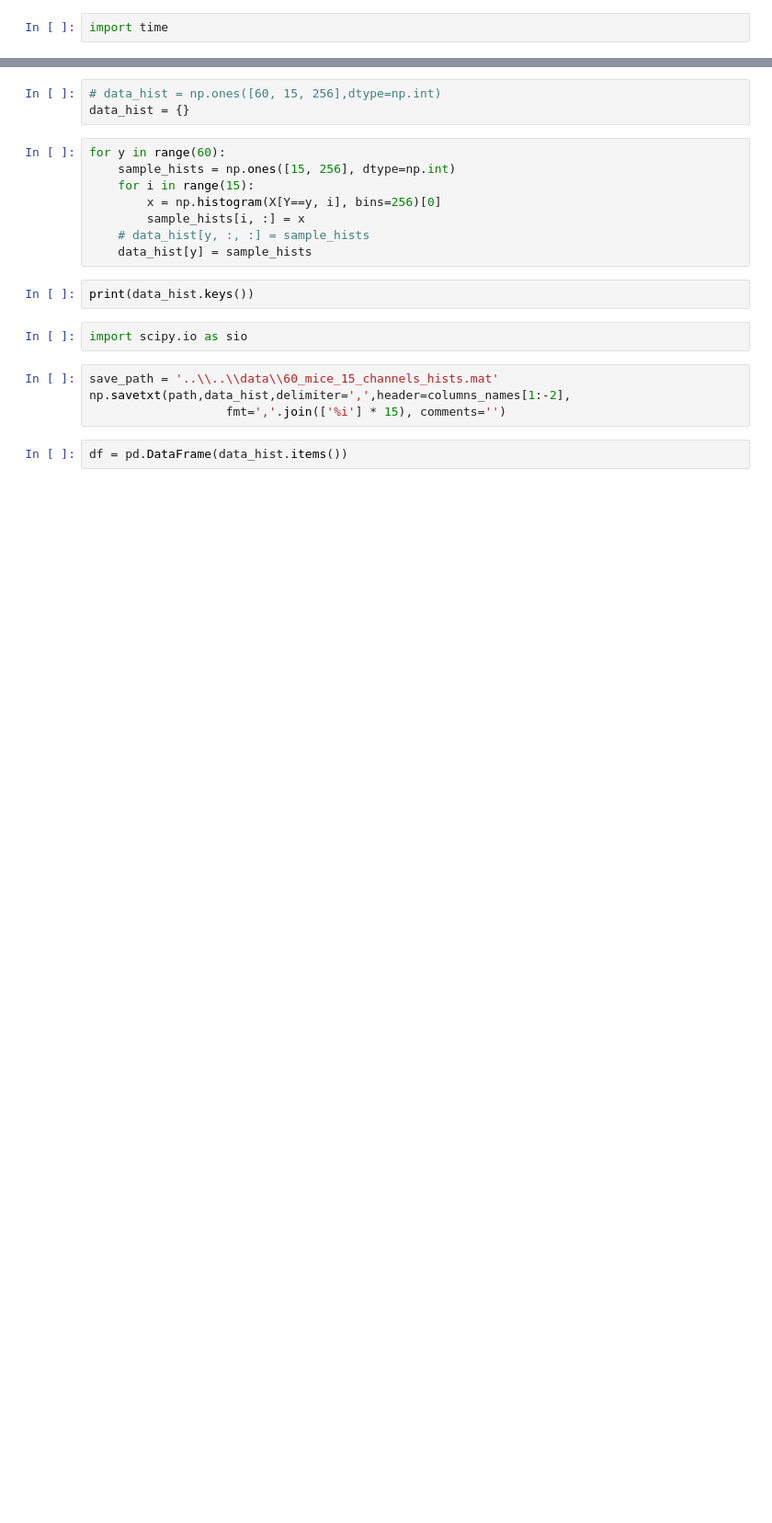
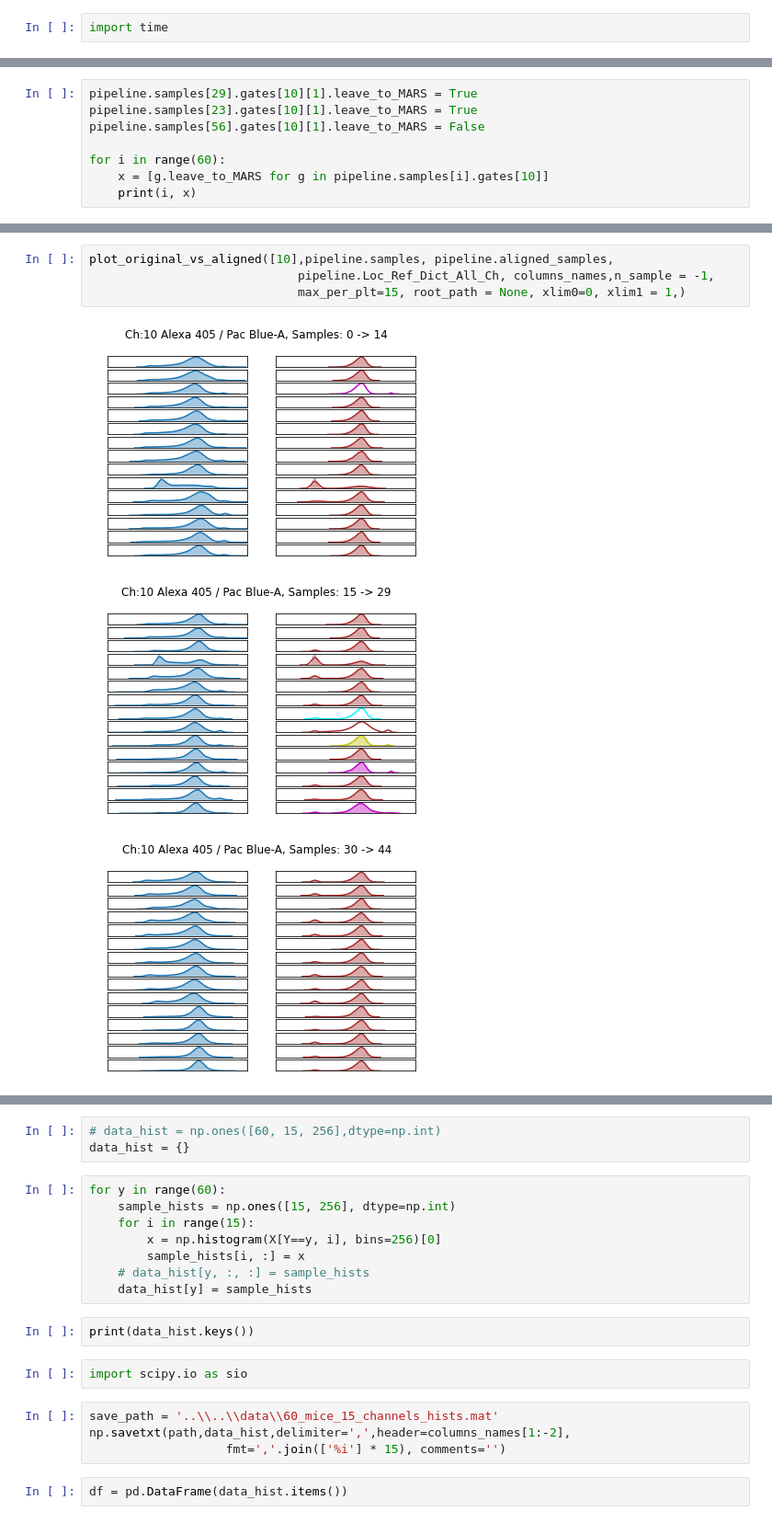
Before and after one commit to MuhammadSaeedBatikh/flowcyto_alignment, a Jupyter notebook: src/cyto/main_GUI_pipeline.ipynb, the cells around one changed output, grey strips where cells are left out. Shown at 92% size. Drawn from its saved outputs; the diff is of its cells as text; blank space fills up the shorter version.

```diff
--- a/src/cyto/main_GUI_pipeline.ipynb
+++ b/src/cyto/main_GUI_pipeline.ipynb
@@ -122,0 +664,8 @@ plot_scatter_aligned_vs_original([[1,2]], pipeline, columns_names=pipeline.chann
+# %%
+pipeline.samples[29].gates[10][1].leave_to_MARS = True
+pipeline.samples[23].gates[10][1].leave_to_MARS = True
+pipeline.samples[56].gates[10][1].leave_to_MARS = False
+
+for i in range(60):
+    x = [g.leave_to_MARS for g in pipeline.samples[i].gates[10]]
+    print(i, x)
@@ -122,0 +690,8 @@ plot_scatter_aligned_vs_original([[1,2]], pipeline, columns_names=pipeline.chann
+# %%
+plot_original_vs_aligned([10],pipeline.samples, pipeline.aligned_samples,
+                             pipeline.Loc_Ref_Dict_All_Ch, columns_names,n_sample = -1,
+                             max_per_plt=15, root_path = None, xlim0=0, xlim1 = 1,)
+# %% [output]
+[figure, added]
+[figure, added]
+[figure, added]
```
Also changed, not shown: parts of 16 cells of this notebook, 20 other files.
